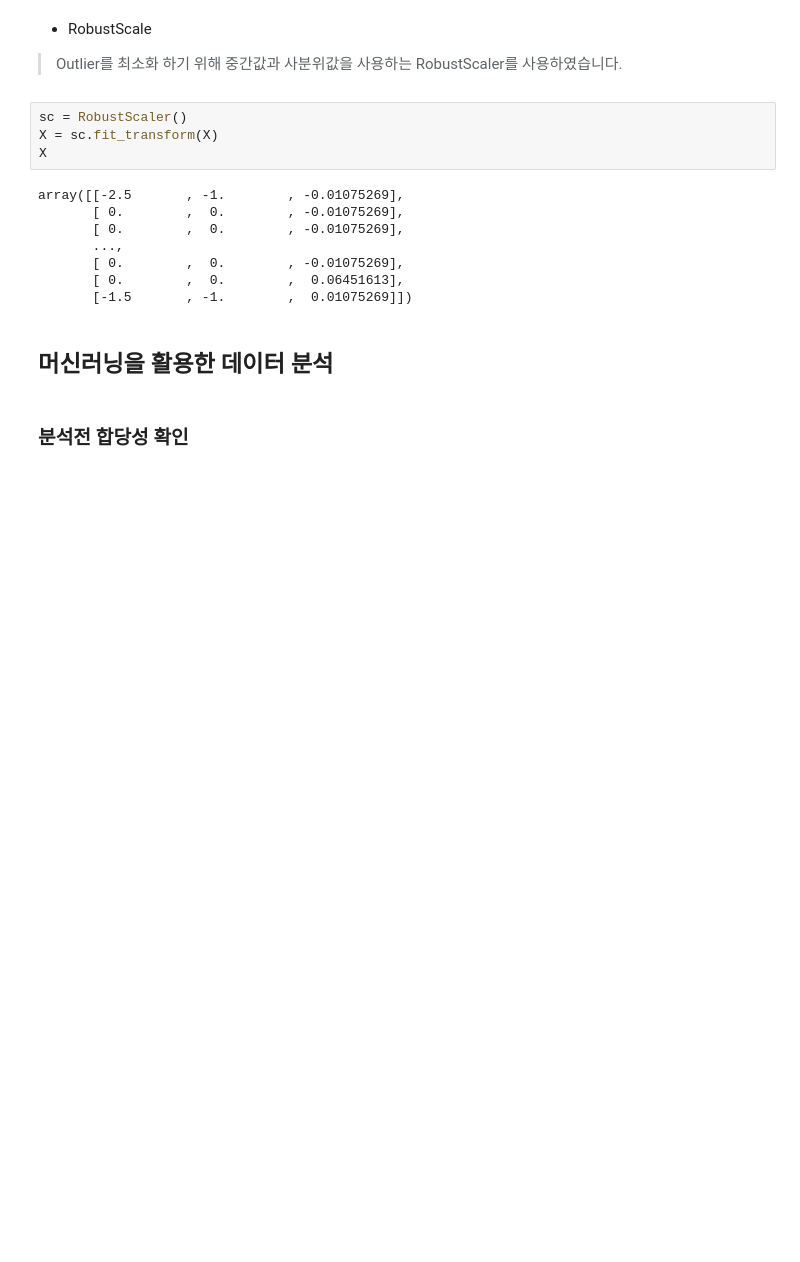
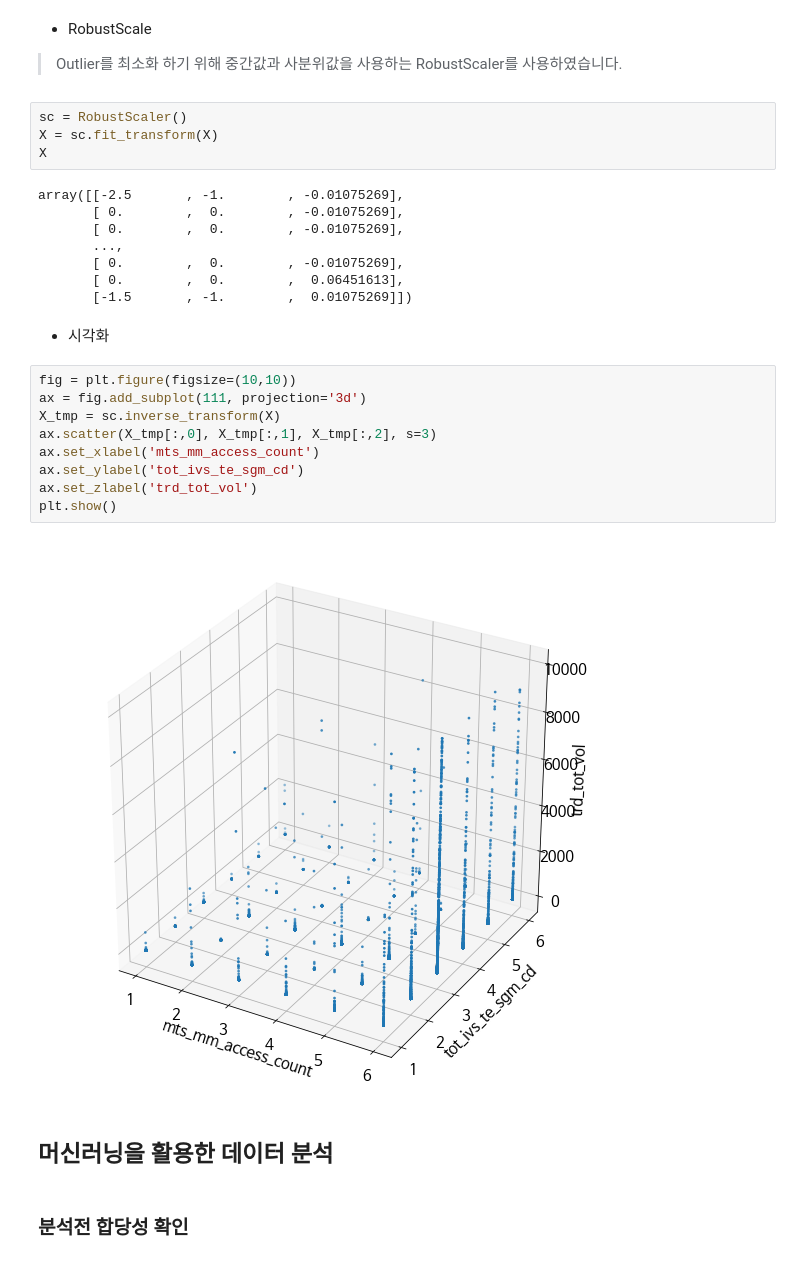
Before and after one commit to Dirtfy/NH_Project, a Jupyter notebook: 모비딕_코드.ipynb, the cells around one changed output. Drawn from its saved outputs; the diff is of its cells as text; blank space fills up the shorter version.

```diff
--- a/모비딕_코드.ipynb
+++ b/모비딕_코드.ipynb
@@ -260,6 +273,19 @@ array([[-2.5       , -1.        , -0.01075269],
        [ 0.        ,  0.        , -0.01075269],
        [ 0.        ,  0.        ,  0.06451613],
        [-1.5       , -1.        ,  0.01075269]])
+# %% [markdown]
+- 시각화
+# %%
+fig = plt.figure(figsize=(10,10))
+ax = fig.add_subplot(111, projection='3d')
+X_tmp = sc.inverse_transform(X)
+ax.scatter(X_tmp[:,0], X_tmp[:,1], X_tmp[:,2], s=3)
+ax.set_xlabel('mts_mm_access_count')
+ax.set_ylabel('tot_ivs_te_sgm_cd')
+ax.set_zlabel('trd_tot_vol')
+plt.show()
+# %% [output]
+[figure, added]
 # %% [markdown]
 ## 머신러닝을 활용한 데이터 분석
 # %% [markdown]
```
Also changed, not shown: parts of 9 cells of this notebook.
